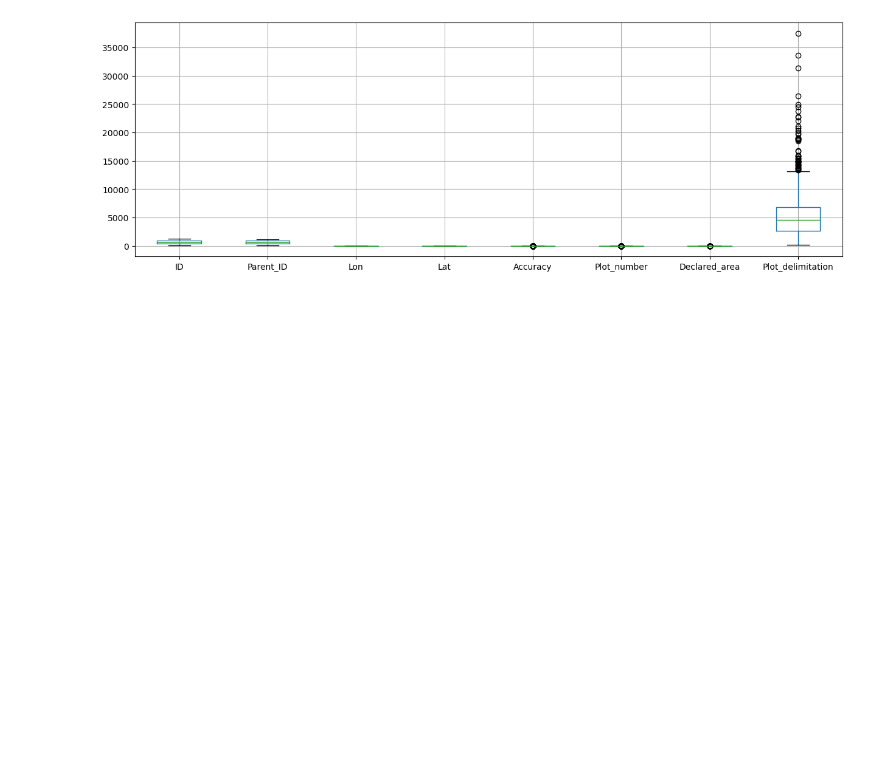
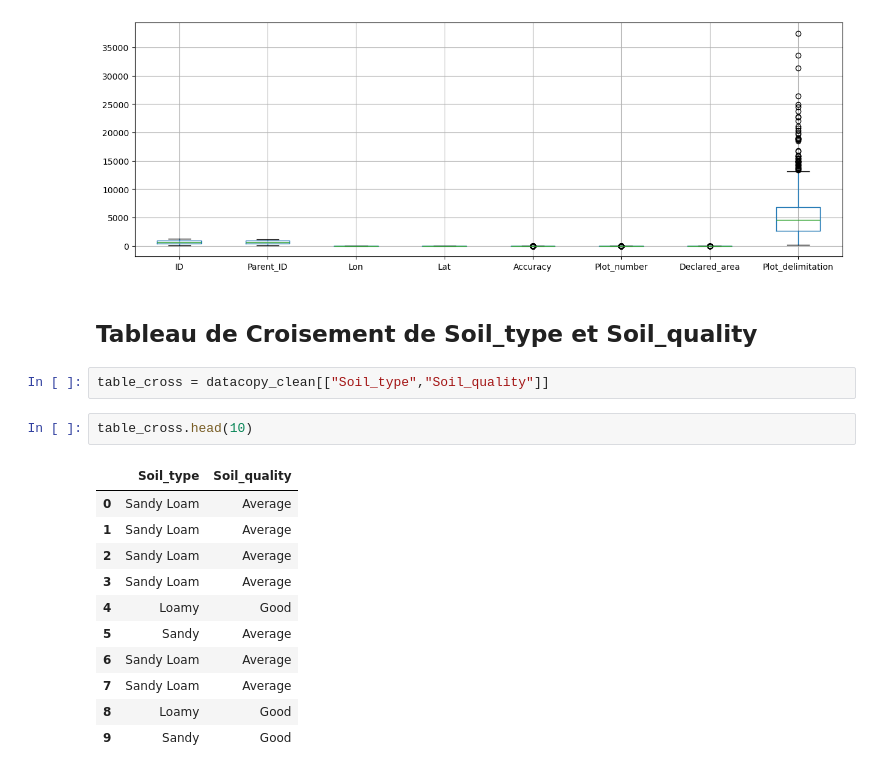
Before and after one commit to francisdanzo/Data-Mining, a Jupyter notebook: TP_DataMining.ipynb, the cells around one changed output. Cells and saved outputs as stored; diff of their text form; blank space fills up the shorter version.

```diff
--- a/TP_DataMining.ipynb
+++ b/TP_DataMining.ipynb
@@ -308,3 +305,21 @@ check_outliers(datacopy_clean)
 # %% [output]
 <Axes: >
 [figure]
+# %% [markdown]
+## Tableau de Croisement de Soil_type et Soil_quality
+# %%
+table_cross = datacopy_clean[["Soil_type","Soil_quality"]]
+# %%
+table_cross.head(10)
+# %% [output]
+|  | Soil_type | Soil_quality |
+| 0 | Sandy Loam | Average |
+| 1 | Sandy Loam | Average |
+| 2 | Sandy Loam | Average |
+| 3 | Sandy Loam | Average |
+| 4 | Loamy | Good |
+| 5 | Sandy | Average |
+| 6 | Sandy Loam | Average |
+| 7 | Sandy Loam | Average |
+| 8 | Loamy | Good |
+| 9 | Sandy | Good |
```
Also changed, not shown: parts of 1 cell of this notebook.
